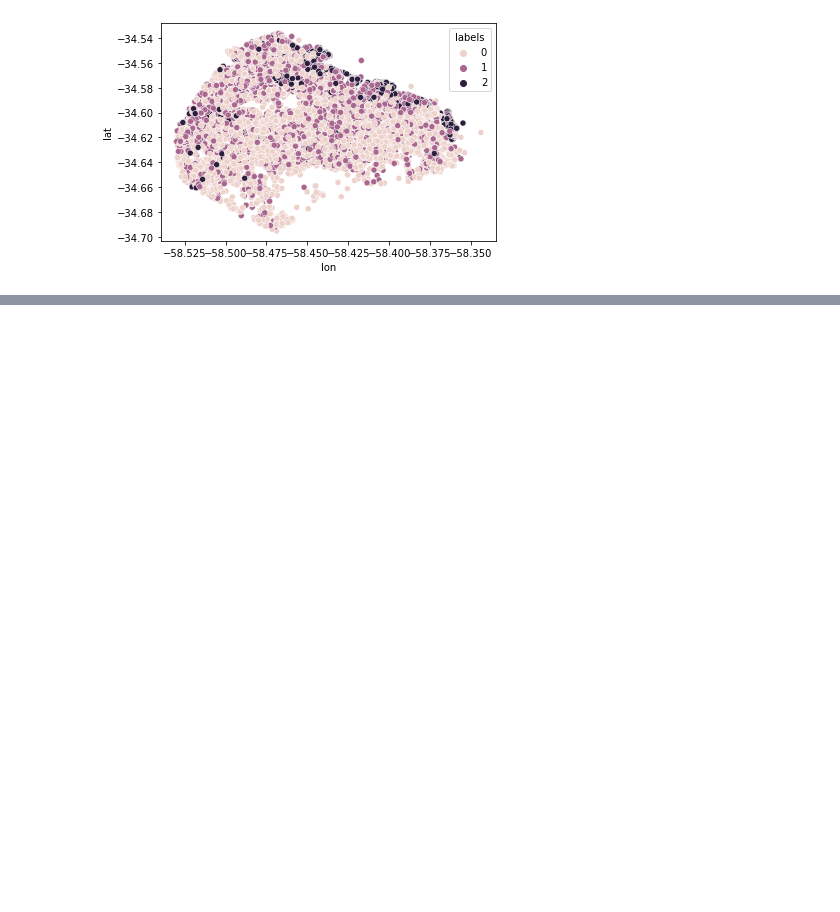
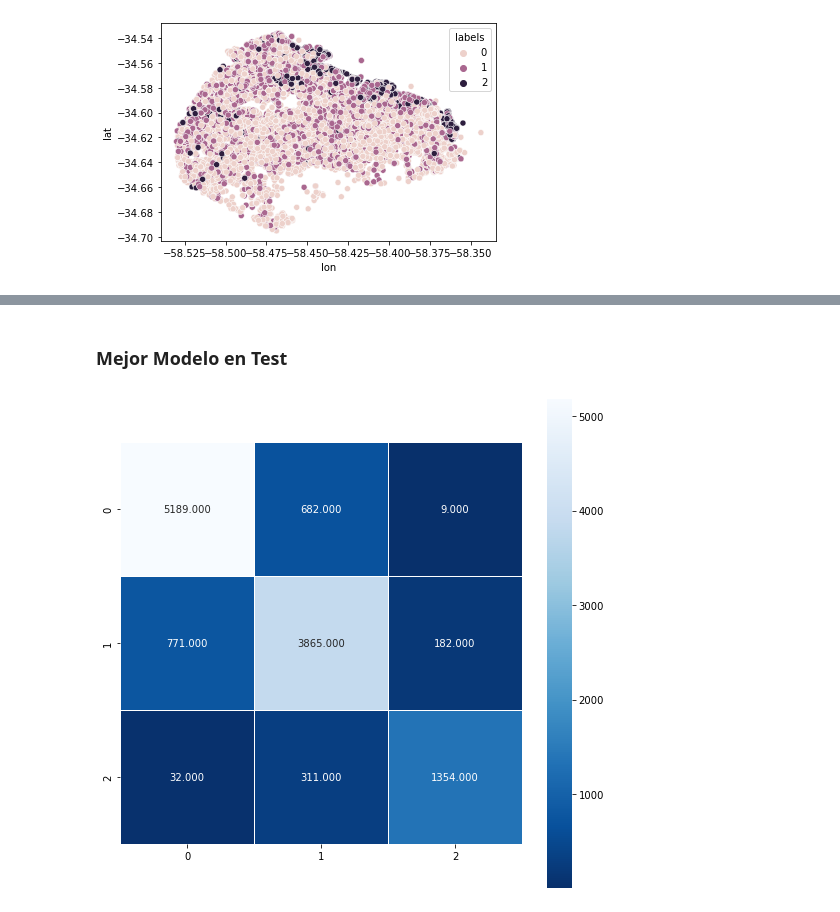
Before and after one commit to Ignacio-Ibarra/tpAA, a Jupyter notebook: Modelado.ipynb, the cells around one changed output, grey strips where cells are left out. Drawn from its saved outputs; the diff is of its cells as text; code cells hidden in the pictures; blank space fills up the shorter version.

Commit message:
Binning Variable Resupuesta + RandomizedSearchCV

```diff
--- a/Modelado.ipynb
+++ b/Modelado.ipynb
@@ -222,3 +223,3 @@ X.shape
 # %%
 seed = 13
-X_train, x_test, Y_train, y_test = train_test_split(X.iloc[:,1:-1],X.labels, test_size=0.3, random_state=seed)
+X_train, x_test, Y_train, y_test = train_test_split(X.iloc[:,1:-1],labels, test_size=0.3, random_state=seed)
@@ -285,0 +226,47 @@ plt.show()
+# %%
+import warnings
+warnings.filterwarnings('ignore')
+
+model = DecisionTreeClassifier(random_state=seed)
+
+param_grid = {
+    'criterion': ['gini', 'entropy'],
+    'min_samples_leaf': np.linspace(0.0001,0.1,100),
+    'max_depth': list(range(4,30))
+}
+
+rdm = RandomizedSearchCV(
+    model,
+    param_grid,
+    cv=5,
+    scoring='roc_auc',
+    verbose=0,
+    n_iter=100,
+    error_score="raise"
+    )
+
+rdm.fit(X_train, Y_train)
+
+from datetime import datetime
+hoy = datetime.now().strftime("%Y%m%d")
+
+cv_results = pd.DataFrame(rdm.cv_results_)
+cv_results.to_csv(f"./resultados/cv_results-{hoy}.csv", index=False)
+# %% [markdown]
+### Mejor Modelo en Test
+# %%
+params = dict(rdm.best_params_)
+
+clf = DecisionTreeClassifier(random_state=seed, **params)
+clf.fit(X_train, Y_train)
+preds = clf.predict(x_test)
+# %%
+labs = np.array(pd.get_dummies(data.labels).columns)
+ytest1d = y_test.dot(labs)
+preds1d = preds.dot(labs)
+cm = confusion_matrix(ytest1d, preds1d)
+plt.figure(figsize=(9,9))
+sns.heatmap(cm, annot=True, fmt=".3f", linewidths=.5, square = True, cmap = 'Blues_r')
+plt.show()
+# %% [output]
+[figure, added]
```
Also changed, not shown: parts of 5 cells of this notebook, 1 other file.
